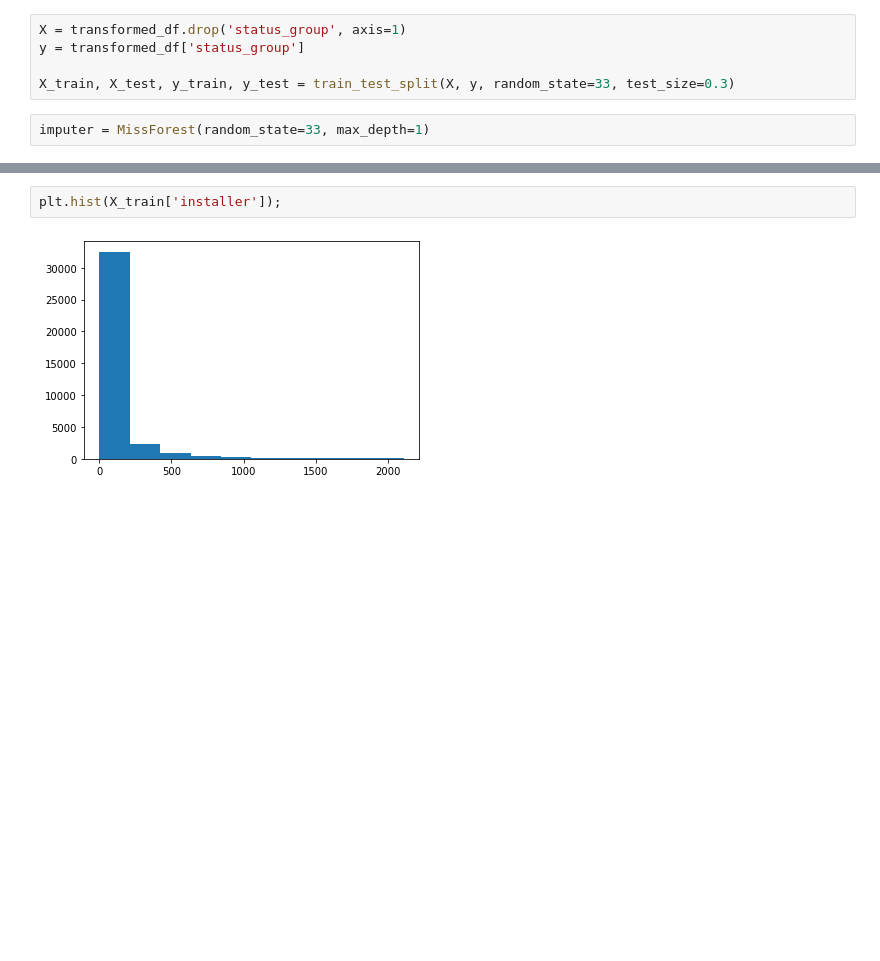
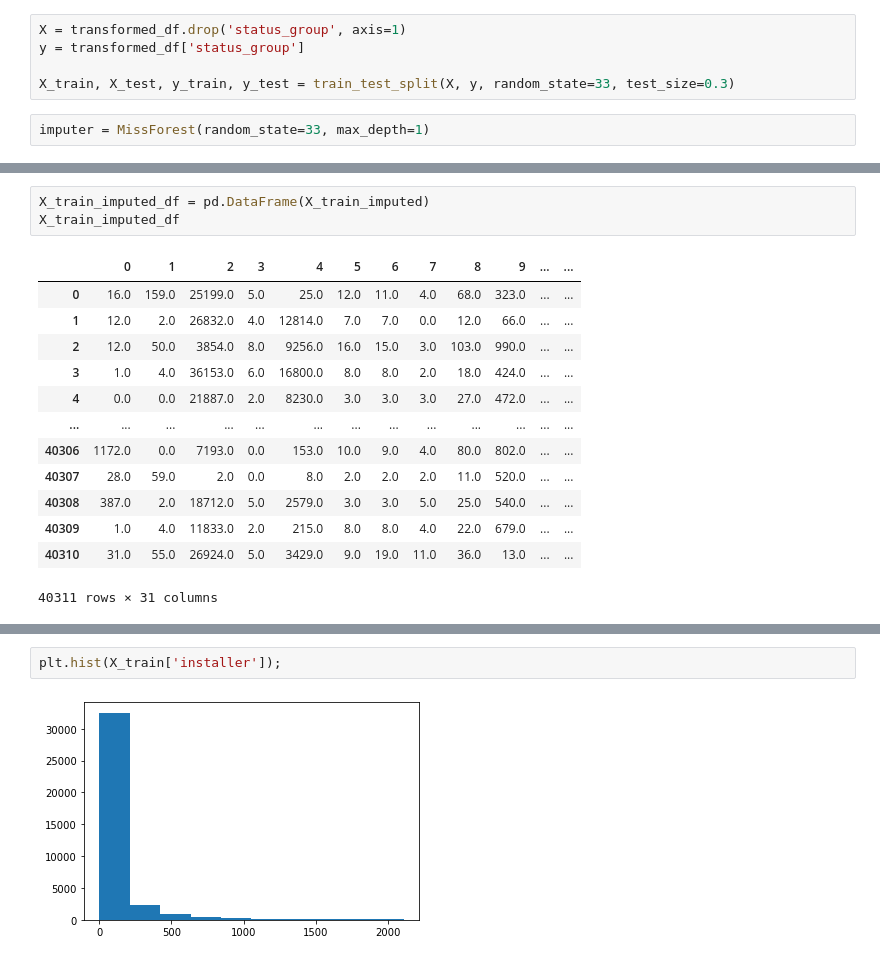
Before and after one commit to BobbyGerberick/Tanzanian_Water_Wells, a Jupyter notebook: Dev_Notebooks/ben_notebook.ipynb, the cells around one changed output, grey strips where cells are left out. Cells and saved outputs as stored; diff of their text form; blank space fills up the shorter version.

```diff
--- a/Dev_Notebooks/ben_notebook.ipynb
+++ b/Dev_Notebooks/ben_notebook.ipynb
@@ -798 +797,18 @@ array([[ 1.60000000e+01,  1.59000000e+02,  2.70540000e+04, ...,
         -7.07305211e+00,  6.70000000e+02,  2.00800000e+03]])
+# %%
+X_train_imputed_df = pd.DataFrame(X_train_imputed)
+X_train_imputed_df
+# %% [output]
+|  | 0 | 1 | 2 | 3 | 4 | 5 | 6 | 7 | 8 | 9 | ... | ... |
+| 0 | 16.0 | 159.0 | 25199.0 | 5.0 | 25.0 | 12.0 | 11.0 | 4.0 | 68.0 | 323.0 | ... | ... |
+| 1 | 12.0 | 2.0 | 26832.0 | 4.0 | 12814.0 | 7.0 | 7.0 | 0.0 | 12.0 | 66.0 | ... | ... |
+| 2 | 12.0 | 50.0 | 3854.0 | 8.0 | 9256.0 | 16.0 | 15.0 | 3.0 | 103.0 | 990.0 | ... | ... |
+| 3 | 1.0 | 4.0 | 36153.0 | 6.0 | 16800.0 | 8.0 | 8.0 | 2.0 | 18.0 | 424.0 | ... | ... |
+| 4 | 0.0 | 0.0 | 21887.0 | 2.0 | 8230.0 | 3.0 | 3.0 | 3.0 | 27.0 | 472.0 | ... | ... |
+| ... | ... | ... | ... | ... | ... | ... | ... | ... | ... | ... | ... | ... |
+| 40306 | 1172.0 | 0.0 | 7193.0 | 0.0 | 153.0 | 10.0 | 9.0 | 4.0 | 80.0 | 802.0 | ... | ... |
+| 40307 | 28.0 | 59.0 | 2.0 | 0.0 | 8.0 | 2.0 | 2.0 | 2.0 | 11.0 | 520.0 | ... | ... |
+| 40308 | 387.0 | 2.0 | 18712.0 | 5.0 | 2579.0 | 3.0 | 3.0 | 5.0 | 25.0 | 540.0 | ... | ... |
+| 40309 | 1.0 | 4.0 | 11833.0 | 2.0 | 215.0 | 8.0 | 8.0 | 4.0 | 22.0 | 679.0 | ... | ... |
+| 40310 | 31.0 | 55.0 | 26924.0 | 5.0 | 3429.0 | 9.0 | 19.0 | 11.0 | 36.0 | 13.0 | ... | ... |
+40311 rows × 31 columns
```
Also changed, not shown: parts of 9 cells of this notebook, 1 other file.
